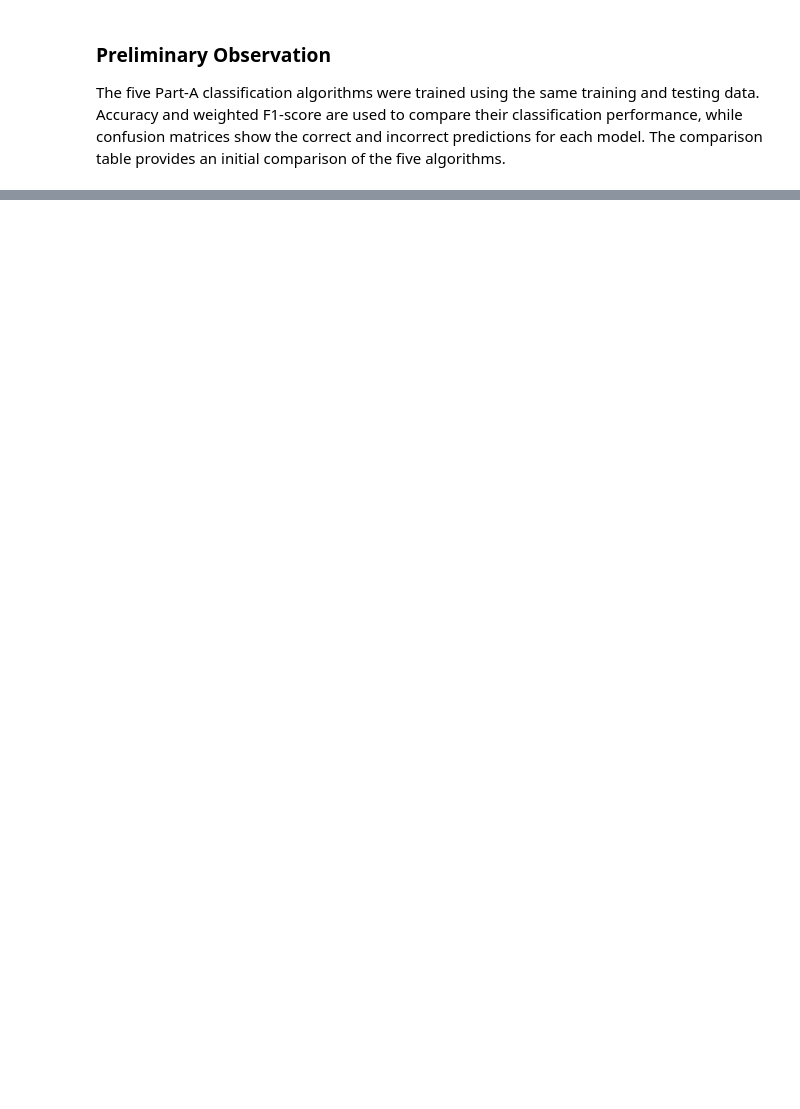
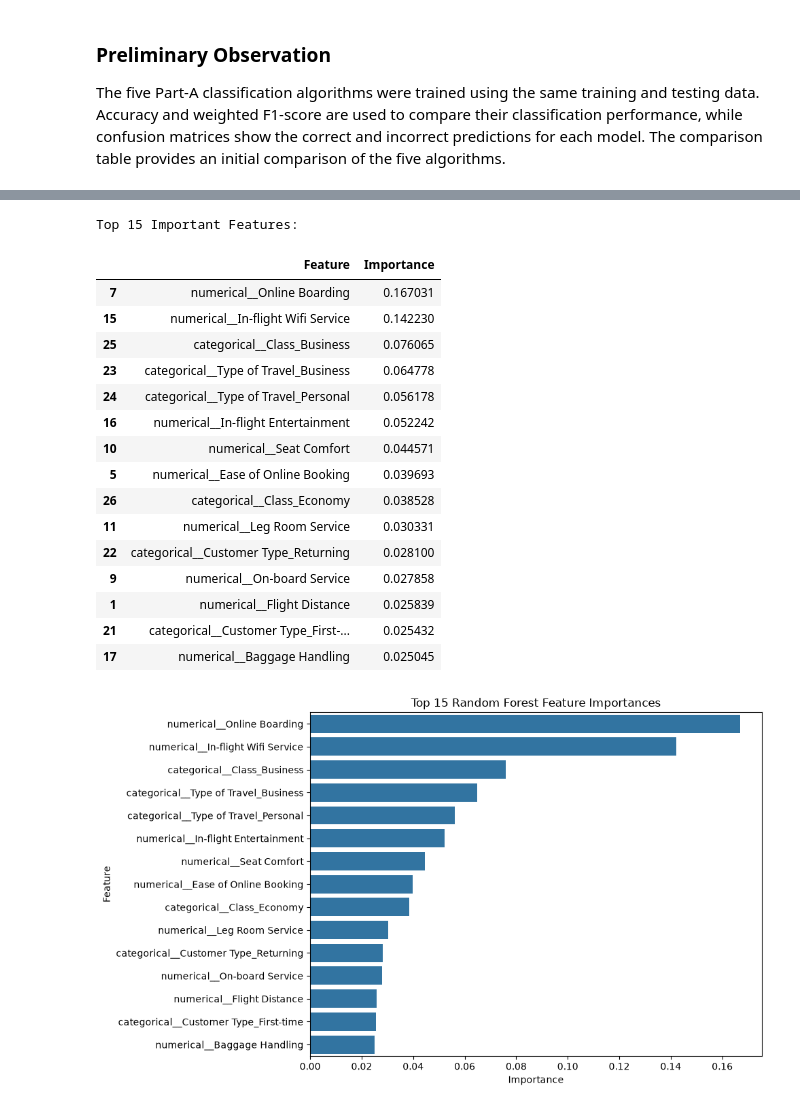
Before and after one commit to ML-Capstone-Review/ML-Capstone-Project, a Jupyter notebook: notebooks/classification.ipynb, the cells around one changed output, grey strips where cells are left out. Saved outputs shown, nothing was run; the diff lists cells and outputs as text; code cells hidden in the pictures; blank space fills up the shorter version.

```diff
--- a/notebooks/classification.ipynb
+++ b/notebooks/classification.ipynb
@@ -680,0 +870,60 @@ The five Part-A classification algorithms were trained using the same training a
+# %%
+# ============================================================
+# E4 — RANDOM FOREST FEATURE IMPORTANCE
+# ============================================================
+
+# Get the fitted preprocessor and classifier
+rf_preprocessor = rf_model.named_steps["preprocessor"]
+rf_classifier = rf_model.named_steps["classifier"]
+
+# Get feature names after encoding
+feature_names = rf_preprocessor.get_feature_names_out()
+
+# Create a feature importance table
+rf_importance = pd.DataFrame({
+    "Feature": feature_names,
+    "Importance": rf_classifier.feature_importances_
+})
+
+rf_importance = rf_importance.sort_values(
+    by="Importance",
+    ascending=False
+)
+
+# Display the top 15 features
+print("Top 15 Important Features:")
+display(rf_importance.head(15))
+
+# Plot feature importance
+plt.figure(figsize=(10, 6))
+
+sns.barplot(
+    data=rf_importance.head(15),
+    x="Importance",
+    y="Feature"
+)
+
+plt.title("Top 15 Random Forest Feature Importances")
+plt.xlabel("Importance")
+plt.ylabel("Feature")
+plt.tight_layout()
+plt.show()
+# %% [output]
+Top 15 Important Features:
+|  | Feature | Importance |
+| 7 | numerical__Online Boarding | 0.167031 |
+| 15 | numerical__In-flight Wifi Service | 0.142230 |
+| 25 | categorical__Class_Business | 0.076065 |
+| 23 | categorical__Type of Travel_Business | 0.064778 |
+| 24 | categorical__Type of Travel_Personal | 0.056178 |
+| 16 | numerical__In-flight Entertainment | 0.052242 |
+| 10 | numerical__Seat Comfort | 0.044571 |
+| 5 | numerical__Ease of Online Booking | 0.039693 |
+| 26 | categorical__Class_Economy | 0.038528 |
+| 11 | numerical__Leg Room Service | 0.030331 |
+| 22 | categorical__Customer Type_Returning | 0.028100 |
+| 9 | numerical__On-board Service | 0.027858 |
+| 1 | numerical__Flight Distance | 0.025839 |
+| 21 | categorical__Customer Type_First-... | 0.025432 |
+| 17 | numerical__Baggage Handling | 0.025045 |
+[figure, added]
```
Also changed, not shown: parts of 16 cells of this notebook.
